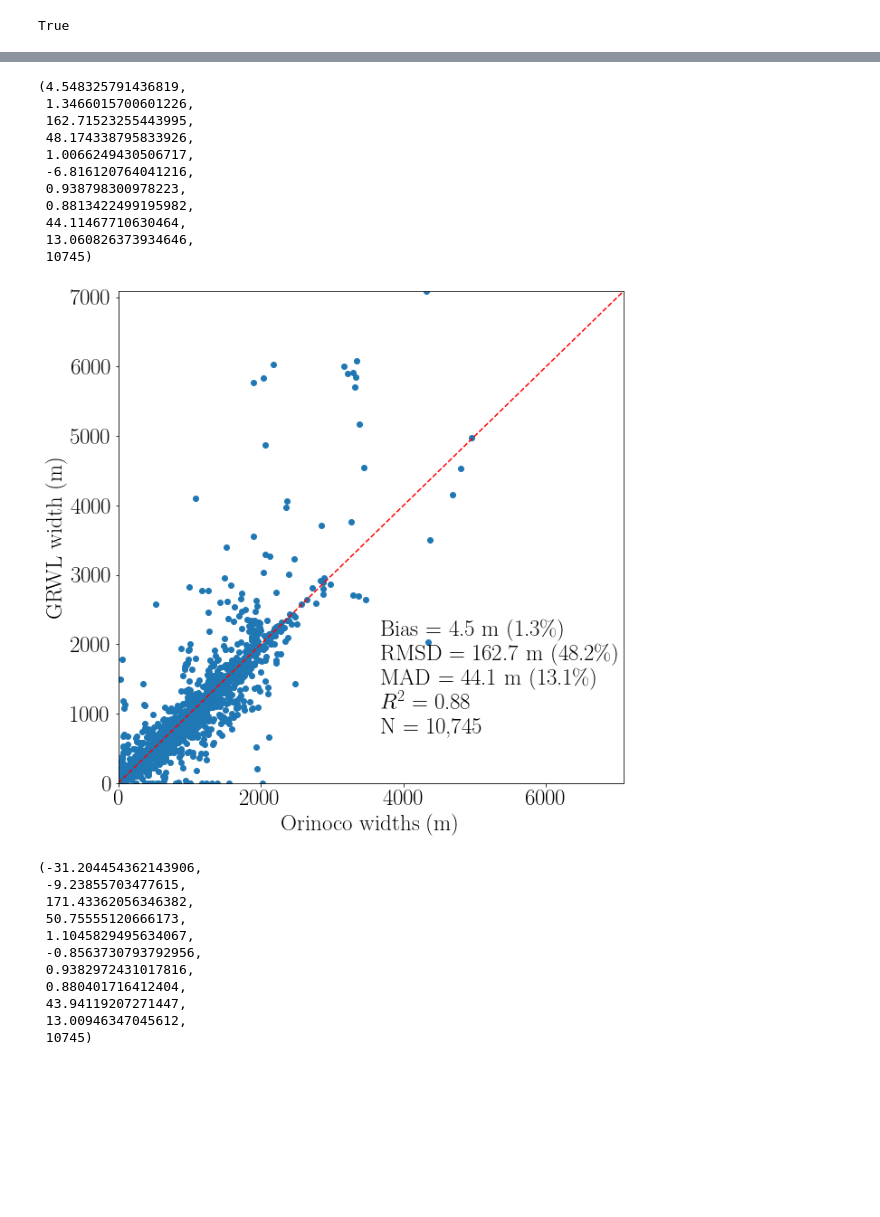
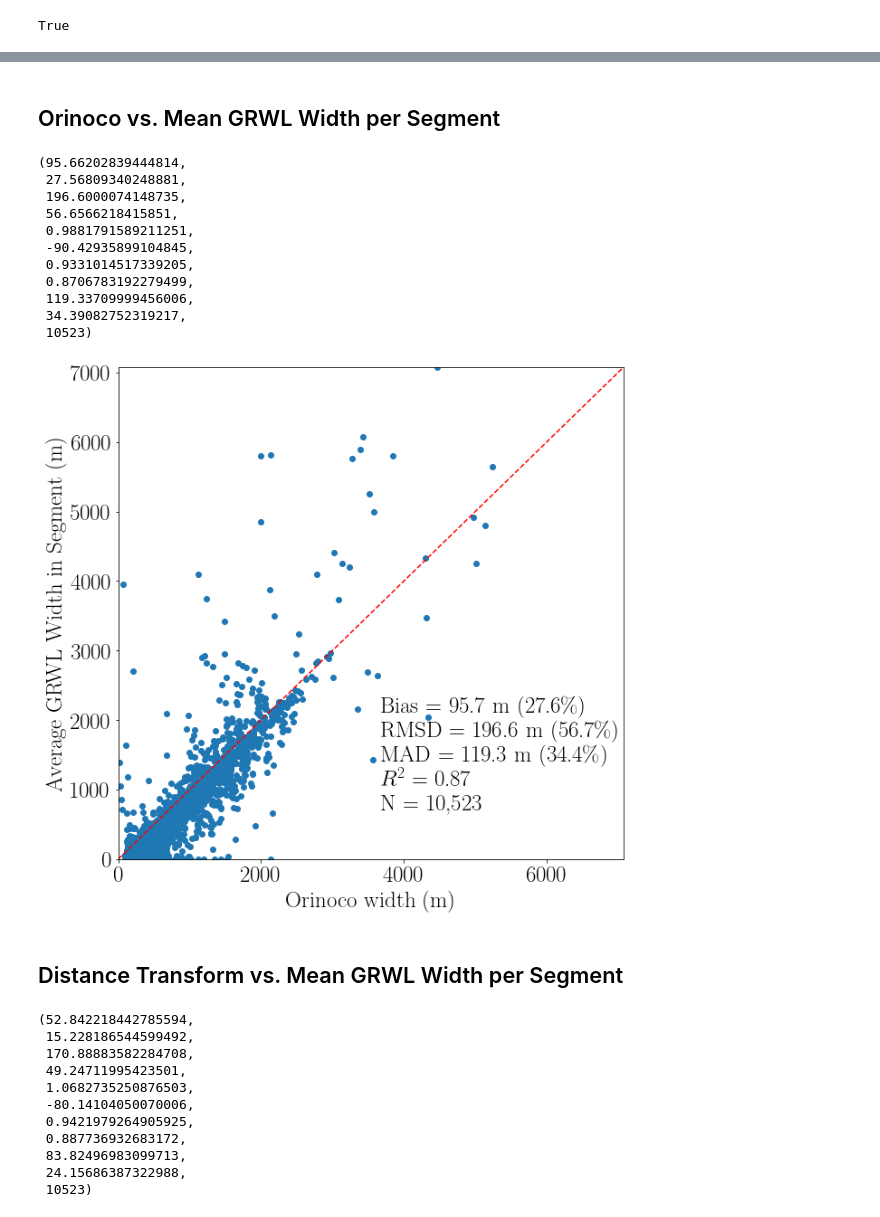
Before and after one commit to simard-landscape-lab/orinoco, a Jupyter notebook: notebooks/validation_with_grwl/2 - Width Analysis.ipynb, the cells around one changed output, grey strips where cells are left out. Drawn from its saved outputs; the diff is of its cells as text; code cells hidden in the pictures; blank space fills up the shorter version.

```diff
--- a/notebooks/validation_with_grwl/2 - Width Analysis.ipynb
+++ b/notebooks/validation_with_grwl/2 - Width Analysis.ipynb
@@ -75 +78,7 @@ edges_grwl_c.plot()
+# %%
+widths_raster_grwl = rasterize_shapes_to_array(edges_grwl.geometry.buffer(1e-7).tolist(),
+                                               edges_grwl.width_m.tolist(),
+                                               profile,
+                                               all_touched=True)
+widths_raster_grwl[widths_raster_grwl == 0] = np.nan
 # %% [markdown]
@@ -77,6 +85,0 @@ edges_grwl_c.plot()
-# %%
-widths_raster_grwl = rasterize_shapes_to_array(edges_grwl_c.geometry.buffer(1e-7).tolist(),
-                                               edges_grwl_c.width_m.tolist(),
-                                               profile,
-                                               all_touched=True)
-widths_raster_grwl[widths_raster_grwl == 0] = np.nan
@@ -155,4 +146,0 @@ width_features_orinoco.shape, width_features_grwl.shape
-# %%
-plt.rc('text', usetex=True)
-plt.rc('font', family='serif')
-plt.rc('font', family='serif', size=25)
@@ -159,3 +163,5 @@ plt.rc('font', family='serif', size=25)
+# %% [markdown]
+## Orinoco vs. Mean GRWL Width per Segment
 # %%
 x = width_features_orinoco.ravel()
 y = width_features_grwl.ravel()
@@ -183,38 +189,45 @@ count = y.size
 
 bias, nbias, rmse, nrmse, slope, intercept, r, r2, mad, nmad, count
 # %% [output]
-(4.548325791436819,
- 1.3466015700601226,
- 162.71523255443995,
- 48.174338795833926,
- 1.0066249430506717,
- -6.816120764041216,
- 0.938798300978223,
- 0.8813422499195982,
- 44.11467710630464,
- 13.060826373934646,
- 10745)
+(95.66202839444814,
+ 27.56809340248881,
+ 196.6000074148735,
+ 56.6566218415851,
+ 0.9881791589211251,
+ -90.42935899104845,
+ 0.9331014517339205,
+ 0.8706783192279499,
+ 119.33709999456006,
+ 34.39082752319217,
+ 10523)
 # %%
+#
+
+plt.rc('text', usetex=True)
+plt.rc('font', family='serif', size=25)
+
 fig, ax = plt.subplots(figsize=(10, 10))
 
 ax.scatter(x, y)
 
 limit = max(x.max(), y.max())
 xx = np.linspace(0, limit, 100)
 plt.plot(xx, xx, '--', c='red')
-ax.set_xlabel('Orinoco widths (m)')
-ax.set_ylabel('GRWL width (m)')
+ax.set_xlabel('Orinoco width (m)')
+ax.set_ylabel('Average GRWL Width in Segment (m)')
 ax.set_xlim(0, limit)
 ax.set_ylim(0, limit)
 
 ax.text(.52, .3, f'Bias = {bias:1.1f} m ({nbias:1.1f}\%)', transform=ax.transAxes)
 ax.text(.52, .25, f'RMSD = {rmse:1.1f} m ({nrmse:1.1f}\%)', transform=ax.transAxes)
 ax.text(.52, .2, f'MAD = {mad:1.1f} m ({nmad:1.1f}\%)', transform=ax.transAxes)
 ax.text(.52, .15, f'$R^2$ = {r2:1.2f}', transform=ax.transAxes)
 ax.text(.52, .1, f'N = {count:,}', transform=ax.transAxes)
 plt.savefig(plot_dir/'width_final.png')
 # %% [output]
-[figure, old version]
+[figure, new version]
+# %% [markdown]
+## Distance Transform vs. Mean GRWL Width per Segment
 # %%
 x = width_features_from_segment.ravel()
 y = width_features_grwl.ravel()
@@ -242,14 +255,14 @@ count = y.size
 
 bias, nbias, rmse, nrmse, slope, intercept, r, r2, mad, nmad, count
 # %% [output]
-(-31.204454362143906,
- -9.23855703477615,
- 171.43362056346382,
- 50.75555120666173,
- 1.1045829495634067,
- -0.8563730793792956,
- 0.9382972431017816,
- 0.880401716412404,
- 43.94119207271447,
- 13.00946347045612,
- 10745)
+(52.842218442785594,
+ 15.228186544599492,
+ 170.88883582284708,
+ 49.24711995423501,
+ 1.0682735250876503,
+ -80.14104050070006,
+ 0.9421979264905925,
+ 0.887736932683172,
+ 83.82496983099713,
+ 24.15686387322988,
+ 10523)
```
Also changed, not shown: parts of 46 cells of this notebook, 2 other files.
